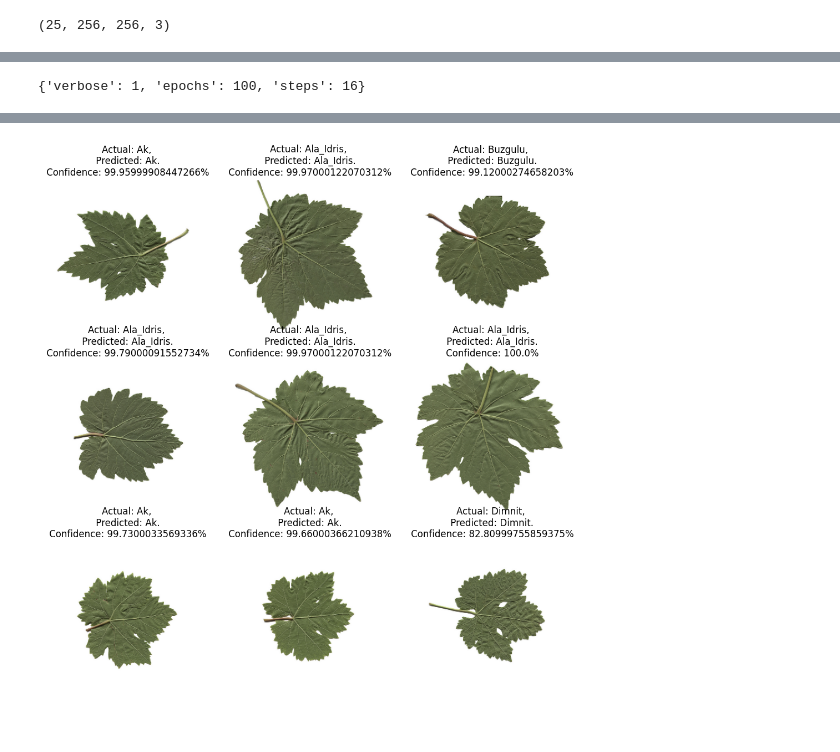
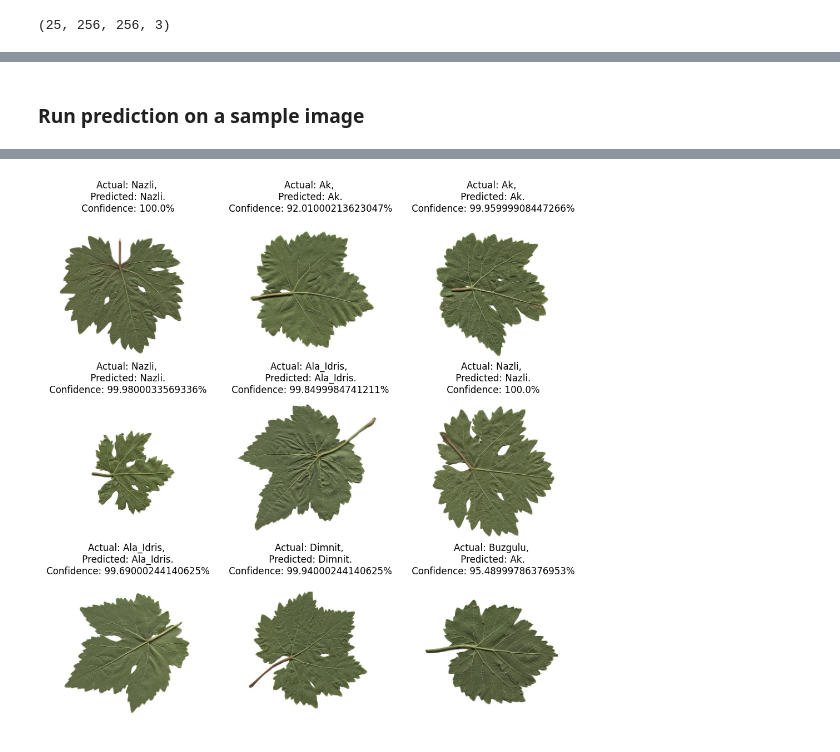
Before and after one commit to dtoth28/Jupyter_Projects, a Jupyter notebook: Grapevine_leaves_model/Grapes_2.ipynb, the cells around one changed output, grey strips where cells are left out. Drawn from its saved outputs; the diff is of its cells as text; code cells hidden in the pictures.

```diff
--- a/Grapevine_leaves_model/Grapes_2.ipynb
+++ b/Grapevine_leaves_model/Grapes_2.ipynb
@@ -75,7 +109,6 @@ input_shape = (BATCH_SIZE, IMAGE_SIZE, IMAGE_SIZE, CHANNELS)
 model = keras.Sequential()
 model.add(resize_and_rescale)
 model.add(data_augmentation)
-#model.add(keras.layers.Input(shape=input_shape))
 model.add(keras.layers.Conv2D(32, (3,3), activation='relu'))
 model.add(keras.layers.MaxPooling2D(2,2))
 model.add(keras.layers.Conv2D(64, (3,3), activation='relu'))
@@ -91,6 +124,7 @@ model.add(keras.layers.MaxPooling2D(2,2))
 model.add(keras.layers.Dropout(0.2))
 model.add(keras.layers.Flatten())
 model.add(keras.layers.Dense(64, activation='relu'))
+model.add(keras.layers.Dropout(0.2))
 model.add(keras.layers.Dense(len(class_names), activation="softmax"))
 
 model.build(input_shape=input_shape)
@@ -121,7 +157,7 @@ Model: "sequential_8"
 # %%
 model.compile(optimizer='adam',
-              loss=keras.losses.SparseCategoricalCrossentropy(from_logits=True),
+              loss=keras.losses.SparseCategoricalCrossentropy(),
               metrics=['accuracy'])
 # %%
-history = model.fit(train_ds, epochs=100, batch_size=BATCH_SIZE, verbose=1, validation_data=val_ds)
+history = model.fit(train_ds, epochs=EPOCHS, batch_size=BATCH_SIZE, verbose=1, validation_data=val_ds)
 # %% [output]
@@ -150,26 +190,29 @@ model.evaluate(test_ds)
-# %%
-history.params
-# %% [output]
-{'verbose': 1, 'epochs': 100, 'steps': 16}
+# %% [markdown]
+### Run prediction on a sample image
 # %%
-def predict(model, ddc):
-    img_array = tf.keras.preprocessing.image.img_to_array(images[i].numpy())
+import numpy as np
+
+def predict(model, data):
+    #transform the given images to a numpy array
+    img_array = tf.keras.preprocessing.image.img_to_array(data[i].numpy())
+    #add another dimension in case we serve a single image to the function
     img_array = tf.expand_dims(img_array, 0)
 
     predictions = model.predict(img_array)
 
+    #extract the highest probability from the prediction and use the index to get the corresponding class
     predicted_class = class_names[np.argmax(predictions[0])]
+    #calculate the confidence based on the prediction score and round it up
     confidence = round(100 * (np.max(predictions[0])), 2)
     return predicted_class, confidence
 # %%
-import numpy as np
 plt.figure(figsize=(12, 12))
 for images, labels in test_ds.take(1):
     for i in range(9):
         ax = plt.subplot(3, 3, i + 1)
         plt.imshow(images[i].numpy().astype("uint8"))
 
-        predicted_class, confidence = predict(model, images[i].numpy())
+        predicted_class, confidence = predict(model, images)
         actual_class = class_names[labels[i]]
 
         plt.title(f"Actual: {actual_class},\n Predicted: {predicted_class}.\n Confidence: {confidence}%")
@@ -188 +231 @@ for images, labels in test_ds.take(1):
-[figure, old version]
+[figure, new version]
```
Also changed, not shown: parts of 25 cells of this notebook.
